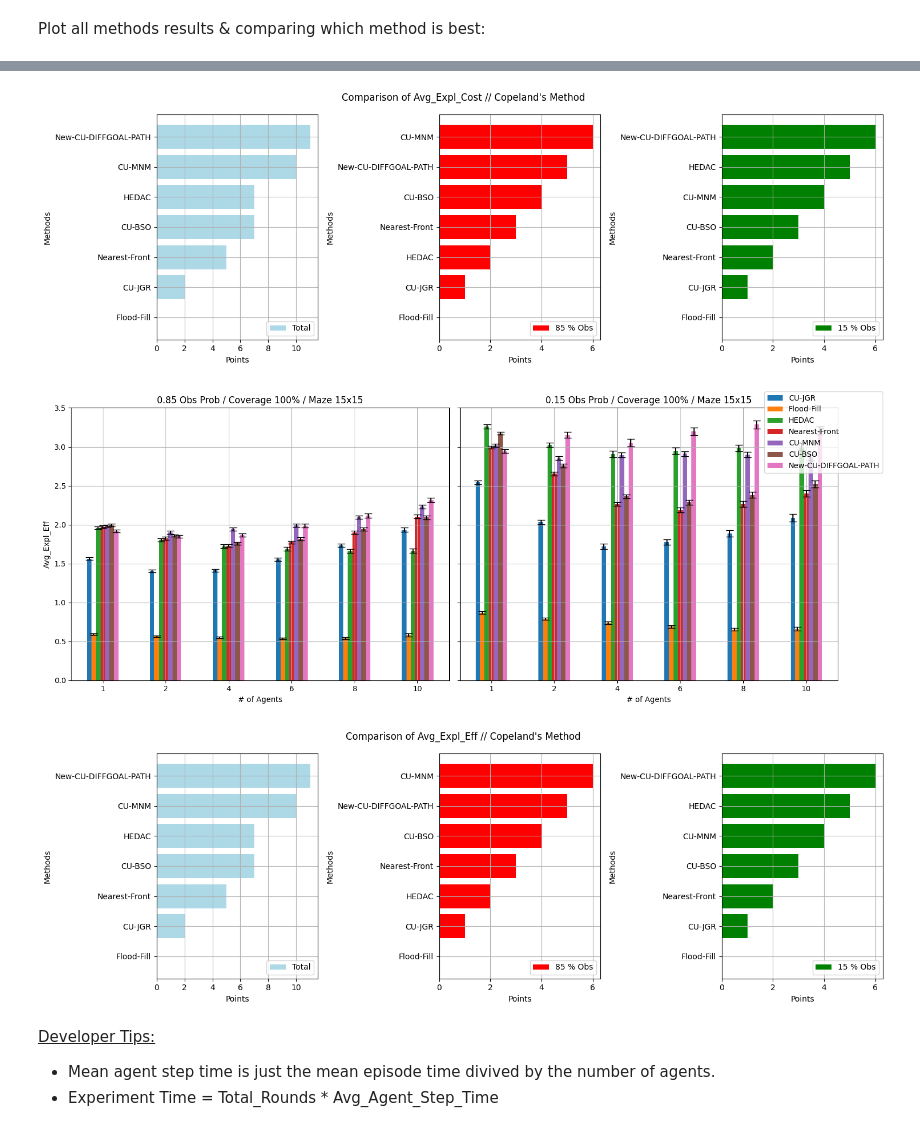
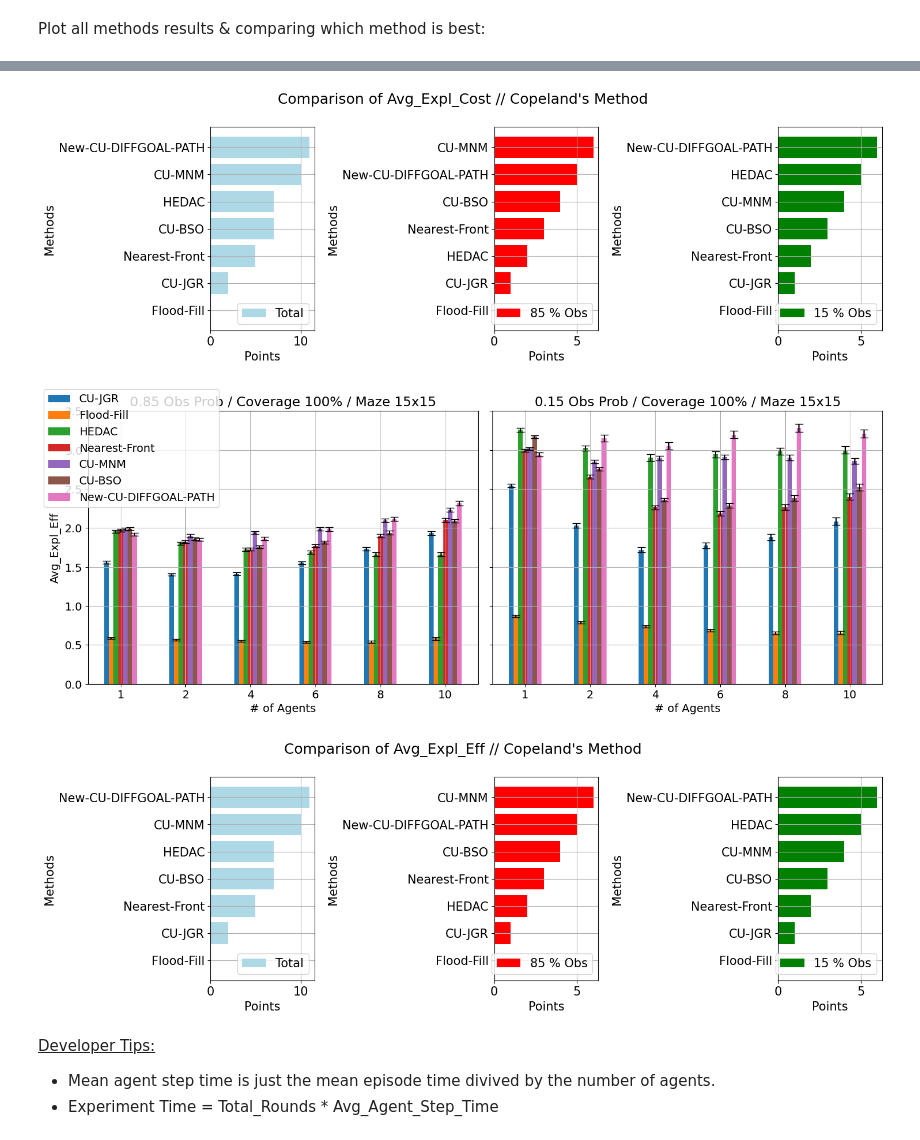
Before and after one commit to manouslinard/multiagent-exploration, a Jupyter notebook: Swarm_RL-Manousos.ipynb, the cells around one changed output, grey strips where cells are left out. Saved outputs shown, nothing was run; the diff lists cells and outputs as text; code cells hidden in the pictures.

```diff
--- a/Swarm_RL-Manousos.ipynb
+++ b/Swarm_RL-Manousos.ipynb
@@ -1768,7 +1778,7 @@ def move_voronoi_coverage(start_grid, start_agents, coverage_finish = 1.0, debug
     update_goals(agents_list, total_explored, True, algo=algo, lambda_=lambda_, voronoi_mode=True)  # create new goal.
     see_goals(agents_list, calculate_expl_percentage(total_explored))
 
-  avg_eps_time = []
+  round_time_list = []
   rounds = 0
   sum_dist = 0
   while calculate_expl_percentage(total_explored) < coverage_finish:
@@ -1805,7 +1815,7 @@ def move_voronoi_coverage(start_grid, start_agents, coverage_finish = 1.0, debug
         update_goals(agents_list, total_explored, True, algo=algo, lambda_=lambda_, voronoi_mode=True)
         see_goals(agents_list, calculate_expl_percentage(total_explored))
 
-      avg_eps_time.append(time.time() - eps_start_time)
+      round_time_list.append(time.time() - eps_start_time)
       if path_none >= len(agents): # stops if no agents have moved.
           # print(path_none, len(agents))
           print("STOP PATH NONE")
@@ -1813,7 +1823,7 @@ def move_voronoi_coverage(start_grid, start_agents, coverage_finish = 1.0, debug
 
   re = check_real_expl(start_grid, total_explored)  # gets the difference of explored & real grid
 
-  return re[1], rounds, total_explored, np.mean(avg_eps_time), sum_dist, calc_exploration_efficiency(total_explored, sum_dist)
+  return re[1], rounds, total_explored, np.sum(round_time_list), sum_dist, calc_exploration_efficiency(total_explored, sum_dist)
 # %% [markdown]
 # Experiment Functions (*):
 These functions are part of the main experiments used in my thesis. It contains:
@@ -1831,7 +1841,7 @@ def save_xlsx(file_path: str, new_row: dict):
       "Coverage": avg_cover,
       "Finished_Agents": avg_finish,
       "Experiment_Time": avg_expt_time,
-      "Episode_Time": avg_eps_time,
+      "Episode_Time": round_time_list,
       "Agent_Finish_Time": avg_agent_time,
       "Dimensions": (maze_dim, maze_dim)
   }
@@ -1893,17 +1903,17 @@ def test_astar(num_agents, num_test, start_grid = None, gen_stage_func = None, f
       # if res[0] != 1.0:
       #   count_false += 1
       if file_path is not None:
-        save_xlsx(file_path, {"#_Agents":num_agents, "Coverage": res[0], "Total_Rounds": res[1], "Expl_Cost": res[4], "Expl_Eff": res[5], "Avg_Round_Time": res[3], "Avg_Agent_Step_Time": res[3]/num_agents, "Experiment_Time": res[1]*(res[3]/num_agents), "Obs_Prob": params["obs_prob"], "Test": i})
+        save_xlsx(file_path, {"#_Agents":num_agents, "Coverage": res[0], "Total_Rounds": res[1], "Expl_Cost": res[4], "Expl_Eff": res[5], "Avg_Round_Time": res[3]/res[1], "Avg_Agent_Step_Time": res[3]/num_agents, "Experiment_Time": res[1]*(res[3]/num_agents), "Obs_Prob": params["obs_prob"], "Test": i})
       avg_expl_cost.append(res[4])
       avg_expl_eff.append(res[5])
     else:
       res = move_astar(start_grid=grid, start_agents=agents, debug=debug)
       if file_path is not None:
-        save_xlsx(file_path, {"#_Agents":num_agents, "Coverage": res[0], "Total_Rounds": res[1], "Avg_Rounds": res[2], "Avg_Round_Time": res[3], "Finished_Agents": res[4], "Avg_Agent_Step_Time": res[3]/num_agents, "Experiment_Time": res[1]*(res[3]/num_agents), "Obs_Prob": params["obs_prob"], "Test": i})
+        save_xlsx(file_path, {"#_Agents":num_agents, "Coverage": res[0], "Total_Rounds": res[1], "Avg_Rounds": res[2], "Avg_Round_Time": res[3]/res[1], "Finished_Agents": res[4], "Avg_Agent_Step_Time": res[3]/num_agents, "Experiment_Time": res[1]*(res[3]/num_agents), "Obs_Prob": params["obs_prob"], "Test": i})
     avg_cover.append(res[0])
     total_rounds.append(res[1])
     avg_exp_time.append(res[1]*(res[3]/num_agents))
-    avg_round_time.append(res[3])
+    avg_round_time.append(res[3]/res[1])
     avg_agent_step_time.append(res[3]/num_agents)
     # if res[0] != 1:
     #   draw_maze(res[2])
@@ -2264,7 +2274,7 @@ def plot_copeland_comparison(file_dict, column, the_higher_the_better=False):
 # %% [markdown]
 Function to plot the results of each method:
 # %%
-def plot_comparison(file_dict, column, print_avg=False, c_l=0.95, maze_dim=(15, 15)):
+def plot_comparison(file_dict, column, print_avg=False, c_l=0.95, maze_dim=(15, 15), normalize=False, legent_left=False):
     obs_probs = [0.85, 0.15]
     fig, axes = plt.subplots(1, len(obs_probs), figsize=(15, 6), sharey=True)
     legend_labels = []
@@ -2286,6 +2296,13 @@ def plot_comparison(file_dict, column, print_avg=False, c_l=0.95, maze_dim=(15,
             legend_labels.append(label)
 
         df = pd.DataFrame(data)
+        if normalize:
+            list_yerr = None
+            columns_to_scale = df.columns[df.columns != '#_Agents']
+            max_value = df[columns_to_scale].max().max()
+            min_value = df[columns_to_scale].min().min()
+            df[columns_to_scale] = (df[columns_to_scale] - min_value) / (max_value - min_value) + 0.5
+
         df.set_index('#_Agents', inplace=True)
         ax = df.plot(ax=axes[i], kind='bar', yerr=list_yerr, capsize=5, rot=0)
         ax.set_xlabel('# of Agents')
@@ -2295,7 +2312,10 @@ def plot_comparison(file_dict, column, print_avg=False, c_l=0.95, maze_dim=(15,
         ax.legend().remove()
 
     handles, _ = ax.get_legend_handles_labels()
-    fig.legend(handles, legend_labels, loc='upper right', bbox_to_anchor=(1.05, 1))
+    if legent_left:
+        fig.legend(handles, legend_labels, loc='upper left')
+    else:
+        fig.legend(handles, legend_labels, loc='upper right', bbox_to_anchor=(1.05, 1))
 
     plt.tight_layout()
     plt.show()
@@ -2332,15 +2352,28 @@ file_dict = {
              #'New-FF-CU-DIFFGOAL': 'results/new_ff_cu_diffgoal/15x15/new_ff_cu_diffgoal_15x15_True_2_450.xlsx',
              }
 convert_paths_os(file_dict)
+
+plt.rcParams.update({'font.size': 14})  # changes plot font size.
 plot_comparison(file_dict, 'Total_Rounds')
+
+plt.rcParams.update({'font.size': 15})
 plot_copeland_comparison(file_dict, 'Avg_Total_Rounds')
 
-plot_comparison(file_dict, 'Experiment_Time')
+plt.rcParams.update({'font.size': 14})
+plot_comparison(file_dict, 'Experiment_Time', normalize=True)
+
+plt.rcParams.update({'font.size': 15})
 plot_copeland_comparison(file_dict, 'Avg_Experiment_Time')
 
+plt.rcParams.update({'font.size': 14})
 plot_comparison(file_dict, 'Expl_Cost')
+
+plt.rcParams.update({'font.size': 15})
 plot_copeland_comparison(file_dict, 'Avg_Expl_Cost')
 
-plot_comparison(file_dict, 'Expl_Eff')
+plt.rcParams.update({'font.size': 14})
+plot_comparison(file_dict, 'Expl_Eff', legent_left=True)
+
+plt.rcParams.update({'font.size': 15})
 plot_copeland_comparison(file_dict, 'Avg_Expl_Eff', True)
 # %% [output]
@@ -2352,6 +2385,6 @@ plot_copeland_comparison(file_dict, 'Avg_Expl_Eff', True)
-[figure, old version]
+[figure, new version]
-[figure, old version]
+[figure, new version]
-[figure, old version]
+[figure, new version]
 # %% [markdown]
 <u>Developer Tips:</u>
 * Mean agent step time is just the mean episode time divived by the number of agents.
```
Also changed, not shown: parts of 7 cells of this notebook, 31 other files.
